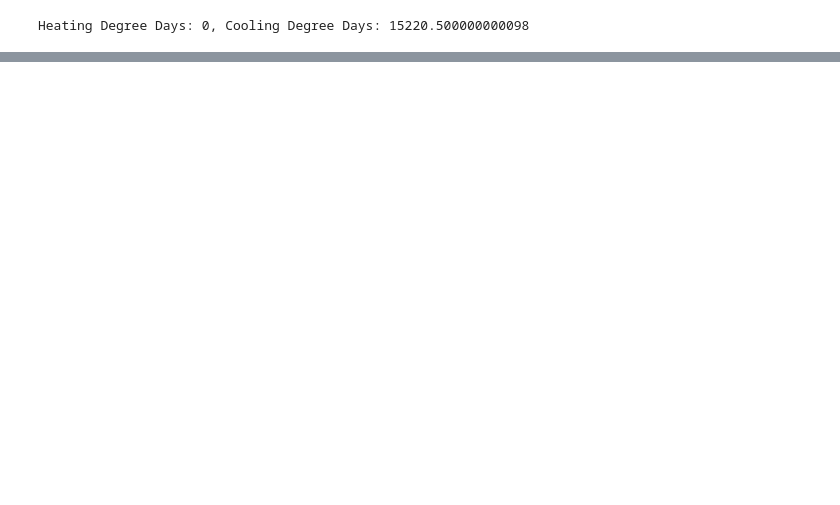
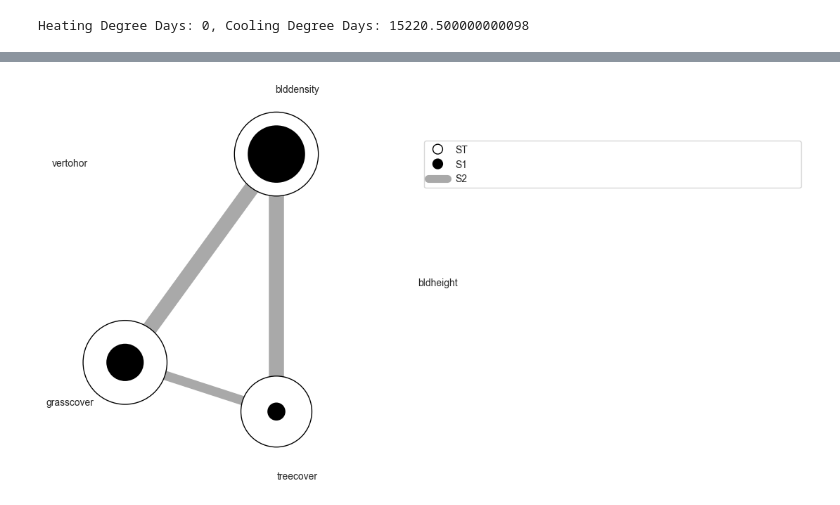
Before and after one commit to VIP-SMUR/24Sp-Microclimate, a Jupyter notebook: uwg_test.ipynb, the cells around one changed output, grey strips where cells are left out. Saved outputs shown, nothing was run; the diff lists cells and outputs as text; code cells hidden in the pictures; blank space fills up the shorter version.

```diff
--- a/uwg_test.ipynb
+++ b/uwg_test.ipynb
@@ -261,0 +682,8 @@ pd.DataFrame(param_values_saltelli)
+# %%
+%matplotlib inline
+
+fig = plot_sobol_indices(problem,Si, criterion='ST', threshold=0.005)
+fig.set_size_inches(7,7)
+plt.show()
+# %% [output]
+[figure, added]
```
Also changed, not shown: parts of 21 cells of this notebook, 1 other file.
